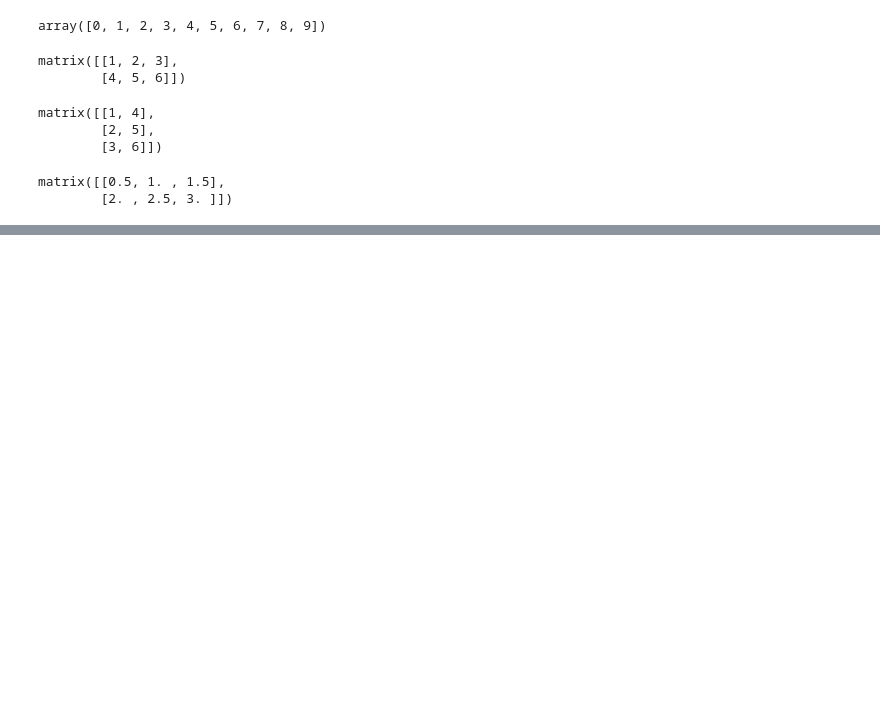
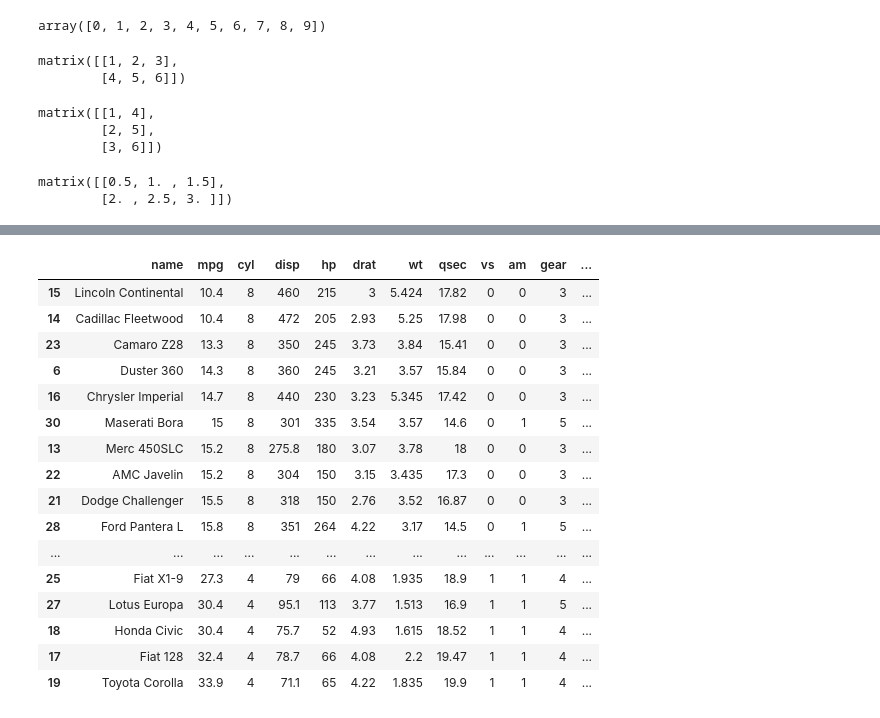
Before and after one commit to Ishwar1996/Hello-World, a Jupyter notebook: Exploratory Data Analysis.ipynb, the cells around one changed output, grey strips where cells are left out. Saved outputs shown, nothing was run; the diff lists cells and outputs as text; code cells hidden in the pictures; blank space fills up the shorter version.

```diff
--- a/Exploratory Data Analysis.ipynb
+++ b/Exploratory Data Analysis.ipynb
@@ -39,0 +242,22 @@ df_mtcars = mtcars
+# %%
+df_mtcars = df_mtcars.sort_values('mpg', ascending=True)
+# %%
+df_mtcars
+# %% [output]
+|  | name | mpg | cyl | disp | hp | drat | wt | qsec | vs | am | gear | ... |
+| 15 | Lincoln Continental | 10.4 | 8 | 460 | 215 | 3 | 5.424 | 17.82 | 0 | 0 | 3 | ... |
+| 14 | Cadillac Fleetwood | 10.4 | 8 | 472 | 205 | 2.93 | 5.25 | 17.98 | 0 | 0 | 3 | ... |
+| 23 | Camaro Z28 | 13.3 | 8 | 350 | 245 | 3.73 | 3.84 | 15.41 | 0 | 0 | 3 | ... |
+| 6 | Duster 360 | 14.3 | 8 | 360 | 245 | 3.21 | 3.57 | 15.84 | 0 | 0 | 3 | ... |
+| 16 | Chrysler Imperial | 14.7 | 8 | 440 | 230 | 3.23 | 5.345 | 17.42 | 0 | 0 | 3 | ... |
+| 30 | Maserati Bora | 15 | 8 | 301 | 335 | 3.54 | 3.57 | 14.6 | 0 | 1 | 5 | ... |
+| 13 | Merc 450SLC | 15.2 | 8 | 275.8 | 180 | 3.07 | 3.78 | 18 | 0 | 0 | 3 | ... |
+| 22 | AMC Javelin | 15.2 | 8 | 304 | 150 | 3.15 | 3.435 | 17.3 | 0 | 0 | 3 | ... |
+| 21 | Dodge Challenger | 15.5 | 8 | 318 | 150 | 2.76 | 3.52 | 16.87 | 0 | 0 | 3 | ... |
+| 28 | Ford Pantera L | 15.8 | 8 | 351 | 264 | 4.22 | 3.17 | 14.5 | 0 | 1 | 5 | ... |
+| ... | ... | ... | ... | ... | ... | ... | ... | ... | ... | ... | ... | ... |
+| 25 | Fiat X1-9 | 27.3 | 4 | 79 | 66 | 4.08 | 1.935 | 18.9 | 1 | 1 | 4 | ... |
+| 27 | Lotus Europa | 30.4 | 4 | 95.1 | 113 | 3.77 | 1.513 | 16.9 | 1 | 1 | 5 | ... |
+| 18 | Honda Civic | 30.4 | 4 | 75.7 | 52 | 4.93 | 1.615 | 18.52 | 1 | 1 | 4 | ... |
+| 17 | Fiat 128 | 32.4 | 4 | 78.7 | 66 | 4.08 | 2.2 | 19.47 | 1 | 1 | 4 | ... |
+| 19 | Toyota Corolla | 33.9 | 4 | 71.1 | 65 | 4.22 | 1.835 | 19.9 | 1 | 1 | 4 | ... |
```
Also changed, not shown: parts of 31 cells of this notebook.
